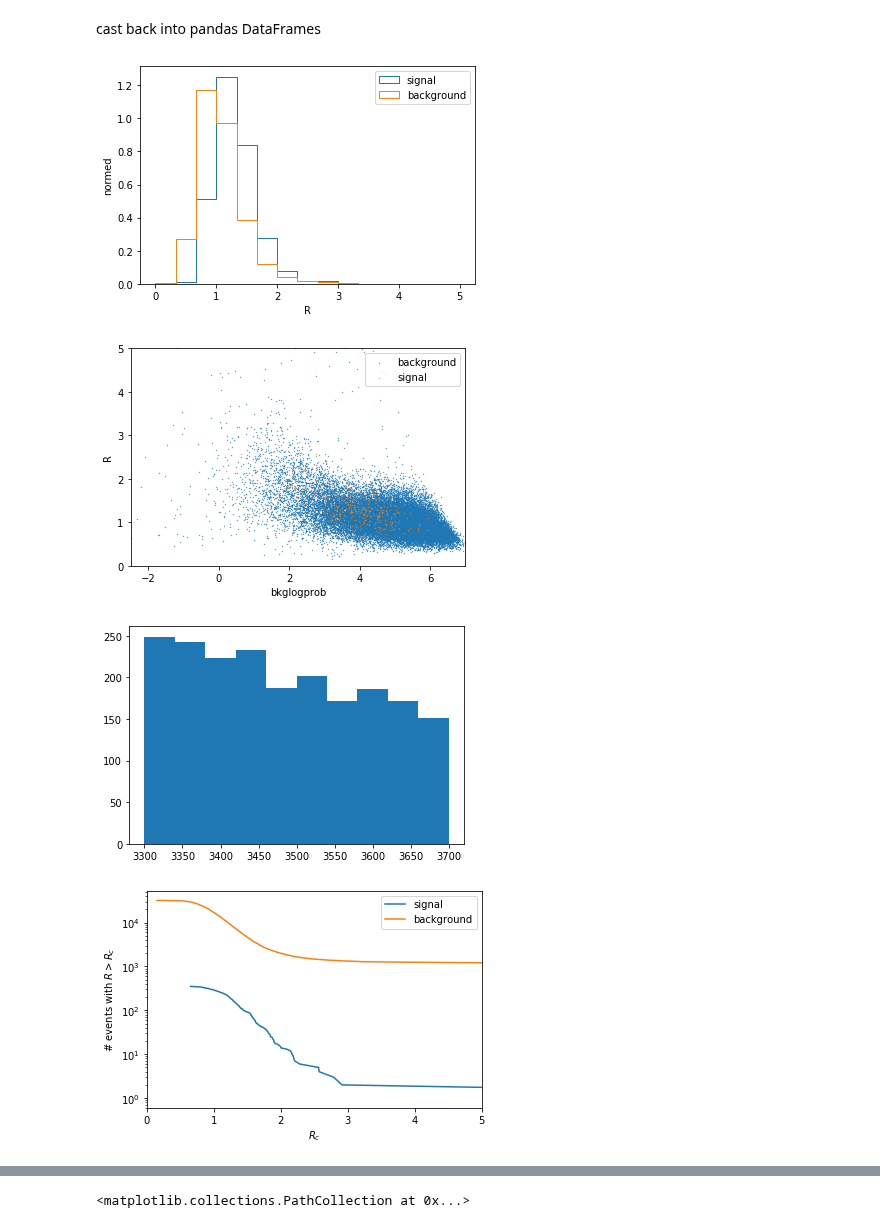
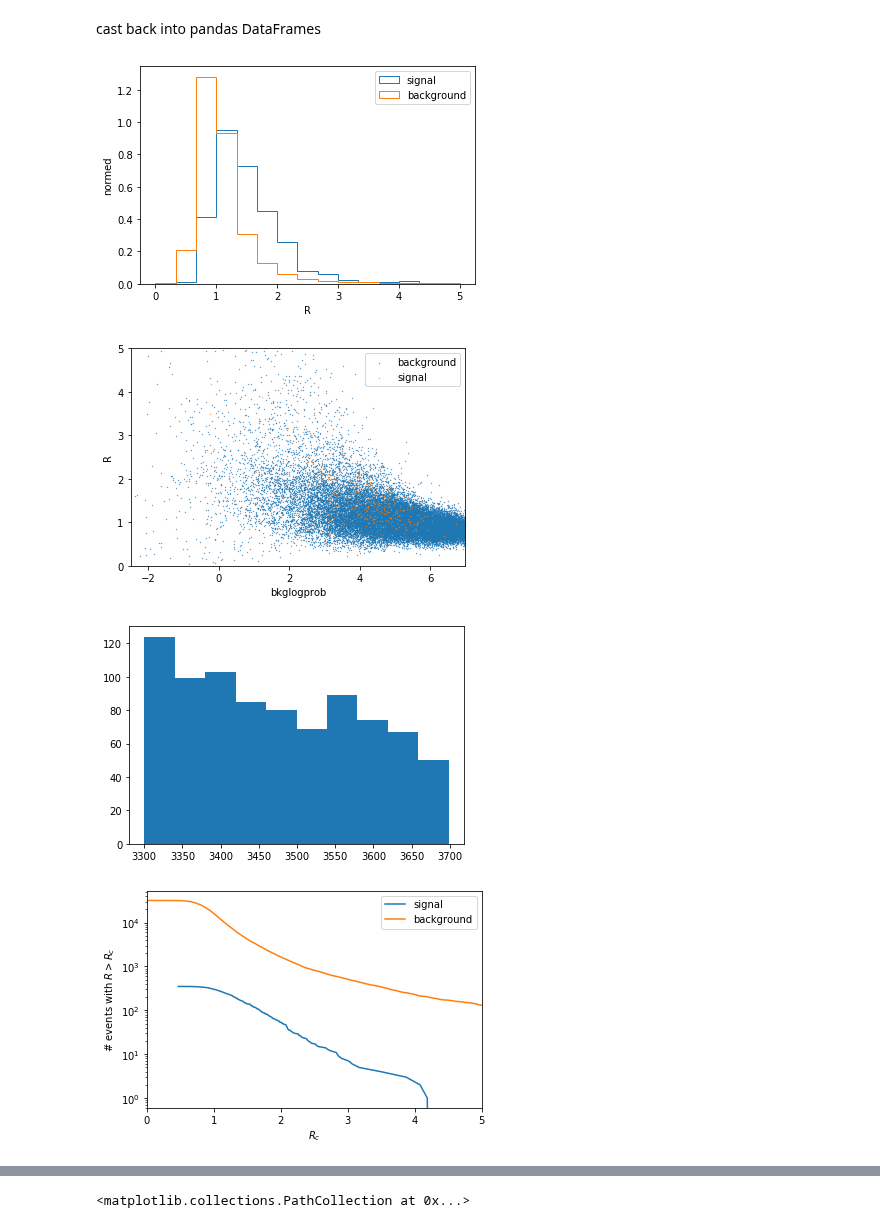
Before and after one commit to matteoettam09/i-flow, a Jupyter notebook: DensityEstimation/RnD_dataset.ipynb, the cells around one changed output, grey strips where cells are left out. Drawn from its saved outputs; the diff is of its cells as text; code cells hidden in the pictures.

```diff
--- a/DensityEstimation/RnD_dataset.ipynb
+++ b/DensityEstimation/RnD_dataset.ipynb
@@ -201,13 +201,13 @@ def build(in_features, out_features, options):
     del options
 
     invals = tf.keras.layers.Input(in_features, dtype=tf.float64)
-    hidden = tf.keras.layers.Dense(32, activation='relu')(invals)
+    hidden = tf.keras.layers.Dense(64, activation='relu')(invals)
     hidden = tf.keras.layers.BatchNormalization(axis=-1)(hidden)
-    hidden = tf.keras.layers.Dense(32, activation='relu')(hidden)
+    hidden = tf.keras.layers.Dense(128, activation='relu')(hidden)
     hidden = tf.keras.layers.BatchNormalization(axis=-1)(hidden)
-    hidden = tf.keras.layers.Dense(32, activation='relu')(hidden)
+    hidden = tf.keras.layers.Dense(128, activation='relu')(hidden)
     hidden = tf.keras.layers.BatchNormalization(axis=-1)(hidden)
-    hidden = tf.keras.layers.Dense(32, activation='relu')(hidden)
+    hidden = tf.keras.layers.Dense(64, activation='relu')(hidden)
     hidden = tf.keras.layers.BatchNormalization(axis=-1)(hidden)
     hidden = tf.keras.layers.Dense(32, activation='relu')(hidden)
     outputs = tf.keras.layers.Dense(out_features)(hidden)
@@ -243,11 +243,11 @@ def binary_masks(ndims):
 def build_iflow(ndims,lr, weight_decay):
     min_mask = np.pad(binary_masks(4),((0,0),(1,0)),'constant',constant_values=(0,0))
     masks = np.pad(binary_masks(4),((0,0),(1,0)),'constant',constant_values=(0,0))
-    for i in range(3):
+    for i in range(0):
         masks = np.concatenate((masks, min_mask))
     bijector=[]
     for mask in masks:
-        bijector.append(couplings.PiecewiseRationalQuadratic(mask,build,num_bins=16,blob=None,options=None))
+        bijector.append(couplings.PiecewiseRationalQuadratic(mask,build,num_bins=20,blob=None,options=None))
 
     bijector=tfb.Chain(list(reversed(bijector)))
     low = np.zeros(ndims, dtype=np.float64)
@@ -256,7 +256,7 @@ def build_iflow(ndims,lr, weight_decay):
     dist = tfd.Independent(distribution=dist,reinterpreted_batch_ndims=1)
     dist = tfd.TransformedDistribution(distribution=dist,bijector=bijector)
 
-    lr_schedule = tf.keras.optimizers.schedules.ExponentialDecay(lr, decay_steps=1000, decay_rate=0.5)
+    lr_schedule = tf.keras.optimizers.schedules.ExponentialDecay(lr, decay_steps=5000, decay_rate=0.5)
     optimizer = tfa.optimizers.AdamW(weight_decay, learning_rate=lr_schedule, clipnorm=10.0,
                                      #, amsgrad=True
                                      )
@@ -487,8 +487,8 @@ data_bkg_train, data_sig_train, _ = prepare_data_train(3500,200,
 efficiency in SR when cutting edges of hypercube: 0.45
 # %%
 sigdist, losses =train_iflow(combined.drop(columns='signal') ,M=3500, deltaM=200,
-                             issig=True, batchsize=256, lr=1e-3, epochs=100,
-                             weight_decay=1e-5)
+                             issig=True, batchsize=256, lr=1e-3, epochs=50,
+                             weight_decay=1e-4)
 # %% [output]
 efficiency in SR when cutting edges of hypercube: 0.45
 32384 events available for training
@@ -516,7 +516,7 @@ plot_learned_distributions(sigdist, 10000, data_sig_train.drop(columns='signal')
 Train on Background Data
 # %%
 bkgdist, losses = train_iflow(combined.drop(columns='signal') ,M=3500, deltaM=200,
-                              issig=False, batchsize=256, lr=1e-3, epochs=20,
+                              issig=False, batchsize=256, lr=1e-3, epochs=50,
                               weight_decay=1e-5) #do not use learning rate schedule
 # %% [output]
 efficiency in SR when cutting edges of hypercube: 0.45
@@ -603,7 +603,7 @@ plt.legend()
 plt.savefig('R_distribution.png')
 plt.show()
 # %% [output]
-[figure, old version]
+[figure, new version]
 # %%
 plt.scatter(data_sig[~issignal].bkglogprob, data_sig[~issignal].R, s=0.1, label='background')
 plt.scatter(data_sig[issignal].bkglogprob, data_sig[issignal].R, s=0.1, label='signal')
@@ -615,12 +615,12 @@ plt.legend()
 plt.savefig('R_bkglogprob_scatter.png')
 plt.show()
 # %% [output]
-[figure, old version]
+[figure, new version]
 # %%
-plt.hist(data_sig.query('R > 2.').mJJ_unscaled)
+plt.hist(data_sig.query('R > 2.5').mJJ_unscaled)
 plt.show()
 # %% [output]
-[figure, old version]
+[figure, new version]
 # %%
 signals = data_sig[issignal].copy()
 signals.sort_values(by='R', ascending=False, inplace=True)
@@ -640,7 +640,7 @@ plt.legend()
 plt.savefig('Events_vs_Rc.png')
 plt.show()
 # %% [output]
-[figure, old version]
+[figure, new version]
 # %%
 effs = pd.DataFrame(np.linspace(0, 5, 50), columns=['Rmin'])
 effs['sig_eff'] = effs.Rmin.transform(lambda x: len(signals.query('R > {}'.format(x)))/Nsig_SR)
```
Also changed, not shown: parts of 7 cells of this notebook.
